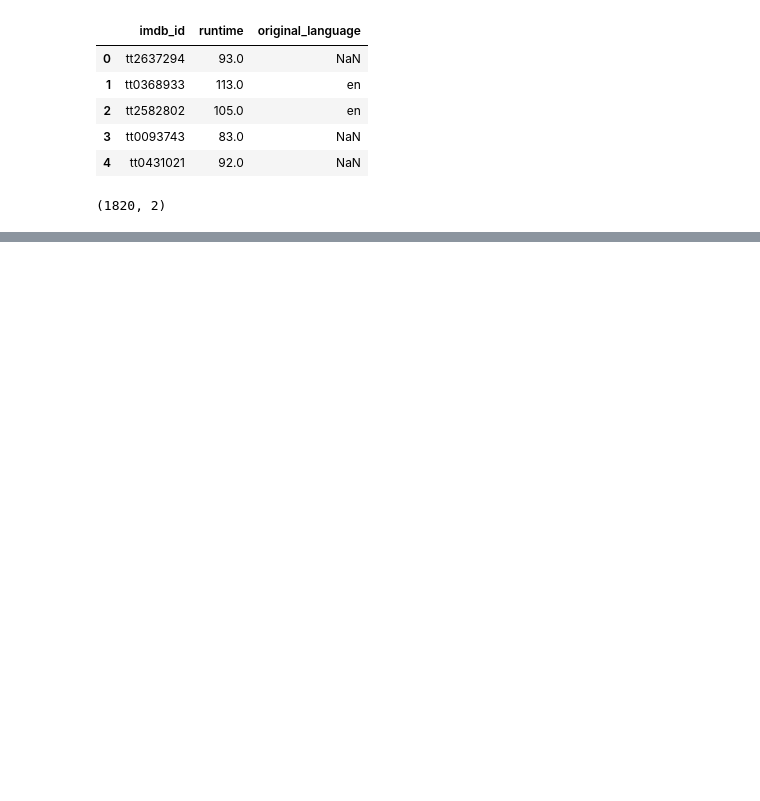
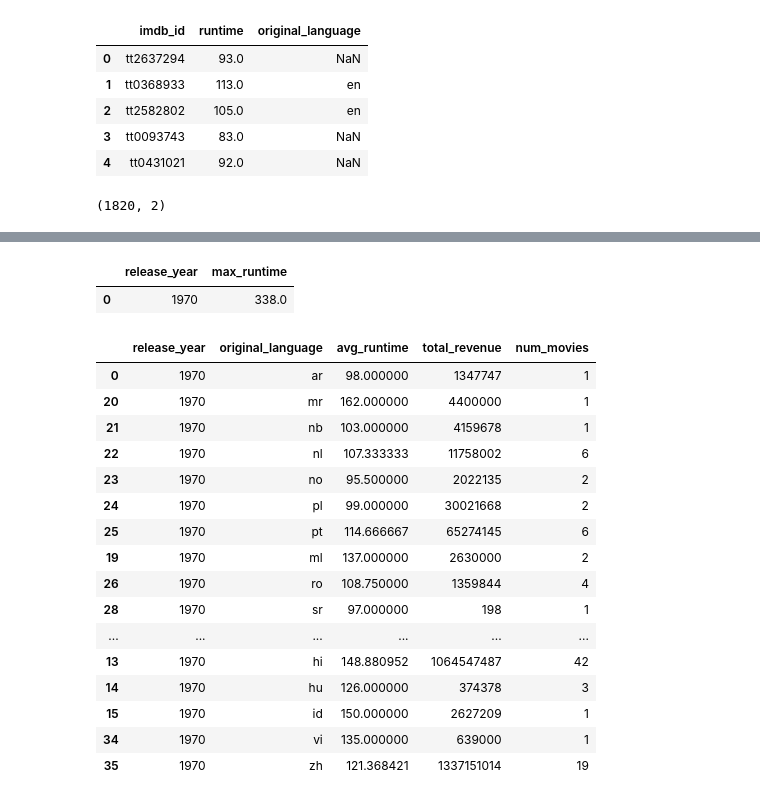
Before and after one commit to azameap/Python, a Jupyter notebook: Advanced_Wrangling_concepts.ipynb, the cells around one changed output, grey strips where cells are left out. Drawn from its saved outputs; the diff is of its cells as text; code cells hidden in the pictures; blank space fills up the shorter version.

```diff
--- a/Advanced_Wrangling_concepts.ipynb
+++ b/Advanced_Wrangling_concepts.ipynb
@@ -171,0 +211,4 @@ long_movies.shape
+# %%
+imdb_df['profit_margin'] = imdb_df.apply(lambda x: x['profit']/ x['revenue'] * 100, axis = 1)
+# %%
+imdb_df['is_profitable'] = imdb_df.apply(lambda x: True if x['profit_margin'] > 0 else False, axis = 1)
@@ -171,0 +259,6 @@ long_movies.shape
+# %%
+imdb_df['release_date'] = pd.to_datetime(imdb_df['release_date'], errors = 'coerce') #Here it says how to handle errors
+# %%
+#for example coerce says that if there is an error result should be Not a time
+#now we need to extract the release year from thr date
+imdb_df['release_year'] = imdb_df['release_date'].dt.year
@@ -171,0 +283,26 @@ long_movies.shape
+# %%
+max_runtime.head()
+# %% [output]
+|  | release_year | max_runtime |
+| 0 | 1970 | 338.0 |
+# %%
+ # Group the data frame by year and item and extract a number of stats from each group
+ imdb_df.groupby(['release_year','original_language'], as_index = False).agg({'runtime':"mean",'revenue':'sum','imdb_id':'count'}).sort_values(by='release_year').rename(columns ={'runtime':'avg_runtime','revenue':'total_revenue','imdb_id':'num_movies'})
+# %% [output]
+|  | release_year | original_language | avg_runtime | total_revenue | num_movies |
+| 0 | 1970 | ar | 98.000000 | 1347747 | 1 |
+| 20 | 1970 | mr | 162.000000 | 4400000 | 1 |
+| 21 | 1970 | nb | 103.000000 | 4159678 | 1 |
+| 22 | 1970 | nl | 107.333333 | 11758002 | 6 |
+| 23 | 1970 | no | 95.500000 | 2022135 | 2 |
+| 24 | 1970 | pl | 99.000000 | 30021668 | 2 |
+| 25 | 1970 | pt | 114.666667 | 65274145 | 6 |
+| 19 | 1970 | ml | 137.000000 | 2630000 | 2 |
+| 26 | 1970 | ro | 108.750000 | 1359844 | 4 |
+| 28 | 1970 | sr | 97.000000 | 198 | 1 |
+| ... | ... | ... | ... | ... | ... |
+| 13 | 1970 | hi | 148.880952 | 1064547487 | 42 |
+| 14 | 1970 | hu | 126.000000 | 374378 | 3 |
+| 15 | 1970 | id | 150.000000 | 2627209 | 1 |
+| 34 | 1970 | vi | 135.000000 | 639000 | 1 |
+| 35 | 1970 | zh | 121.368421 | 1337151014 | 19 |
```
Also changed, not shown: parts of 17 cells of this notebook.
